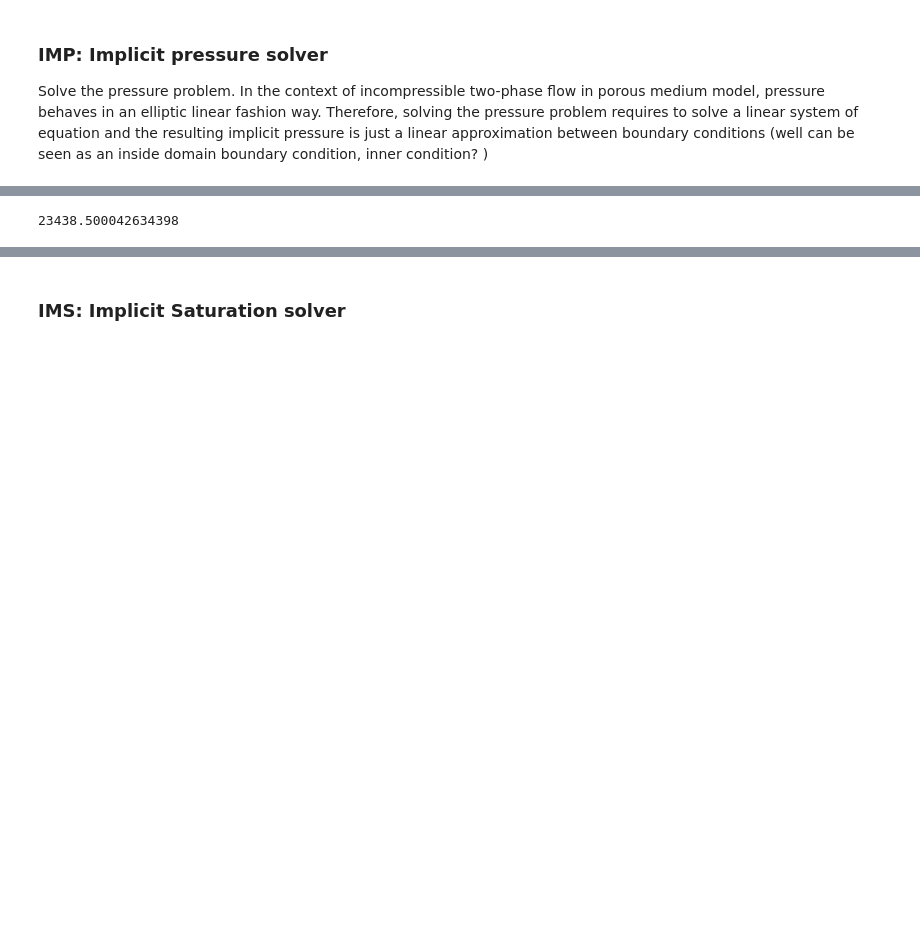
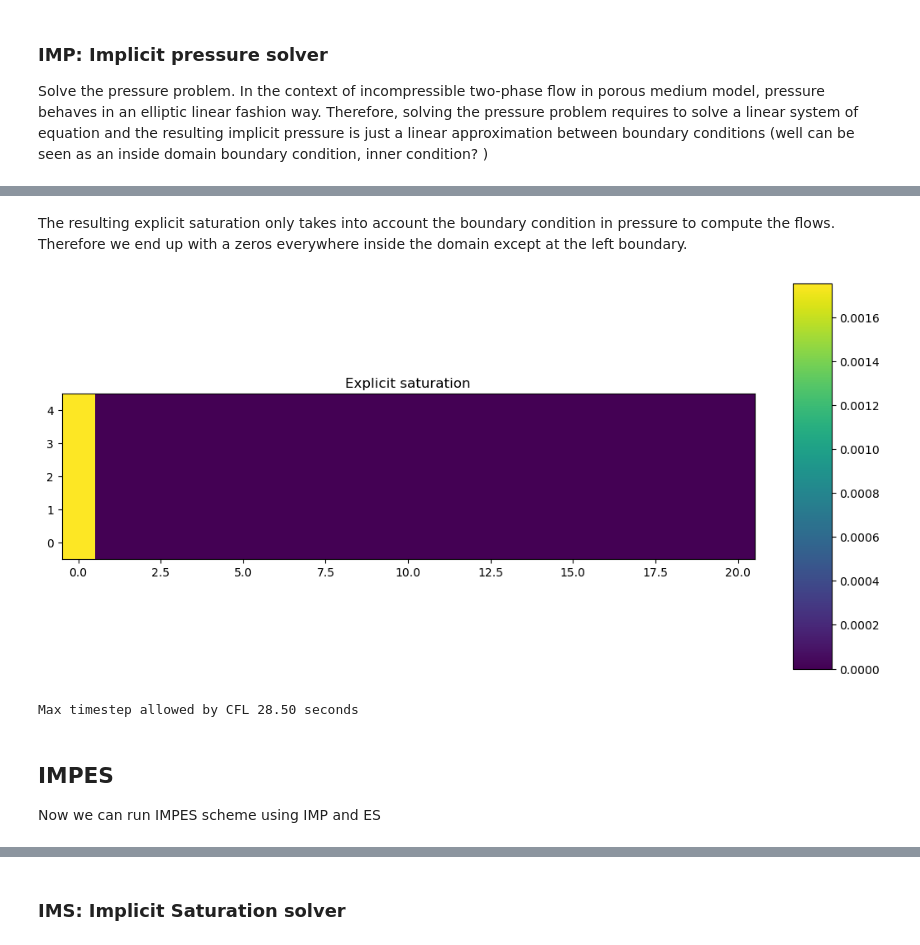
Before and after one commit to PINN-Well-opening-and-closing-events/Yads, a Jupyter notebook: examples/tutorial/4_solvers_and_schemes.ipynb, the cells around one changed output, grey strips where cells are left out. Drawn from its saved outputs; the diff is of its cells as text; code cells hidden in the pictures; blank space fills up the shorter version.

```diff
--- a/examples/tutorial/4_solvers_and_schemes.ipynb
+++ b/examples/tutorial/4_solvers_and_schemes.ipynb
@@ -105,7 +106,7 @@ S_exp, F, F_well = explicit_saturation_solver(
                         K=K,
                         phi=phi,
                         T=T,
-                        P=Pimp,
+                        P=P,
                         S=S,
                         Pb=Pb,
                         Sb_dict=Sb_dict,
@@ -114,6 +115,17 @@ S_exp, F, F_well = explicit_saturation_solver(
                         mu_w=mu_w,
                         wells=[],
                     )
+# %% [markdown]
+The resulting explicit saturation only takes into account the boundary condition in pressure to compute the flows. Therefore we end up with a zeros everywhere inside the domain except at the left boundary.
+# %%
+fig, (ax1) = plt.subplots(1, 1, figsize=(12, 8))
+im = ax1.imshow(S_exp.reshape(21, 5).T)
+ax1.invert_yaxis()
+ax1.set_title("Explicit saturation")
+plt.colorbar(im, ax=ax1, aspect=10, fraction=0.05)
+plt.show()
+# %% [output]
+[figure, added]
 # %%
 from yads.numerics.numerical_tests import cfl_condition
 from yads.physics.fractional_flow import dfw_dsw
@@ -126,7 +138,10 @@ cfl, _ = cfl_condition(grid=grid,
               mu_o=mu_g,
               mu_w=mu_w,
               wells=[])
-# %%
-print(cfl)
-# %% [output]
-23438.500042634398
+# %%
+print(f"Max timestep allowed by CFL {cfl:.2f} seconds")
+# %% [output]
+Max timestep allowed by CFL 28.50 seconds
+# %% [markdown]
+## IMPES
+Now we can run IMPES scheme using IMP and ES
```
Also changed, not shown: parts of 24 cells of this notebook.
